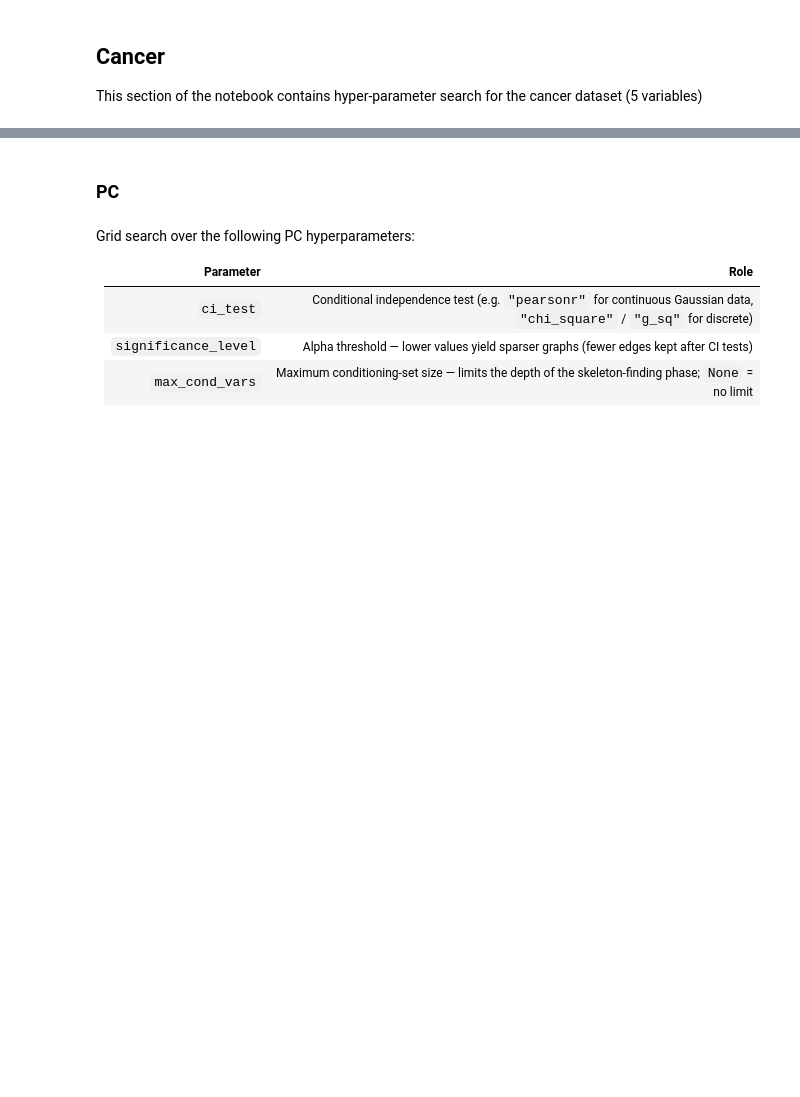
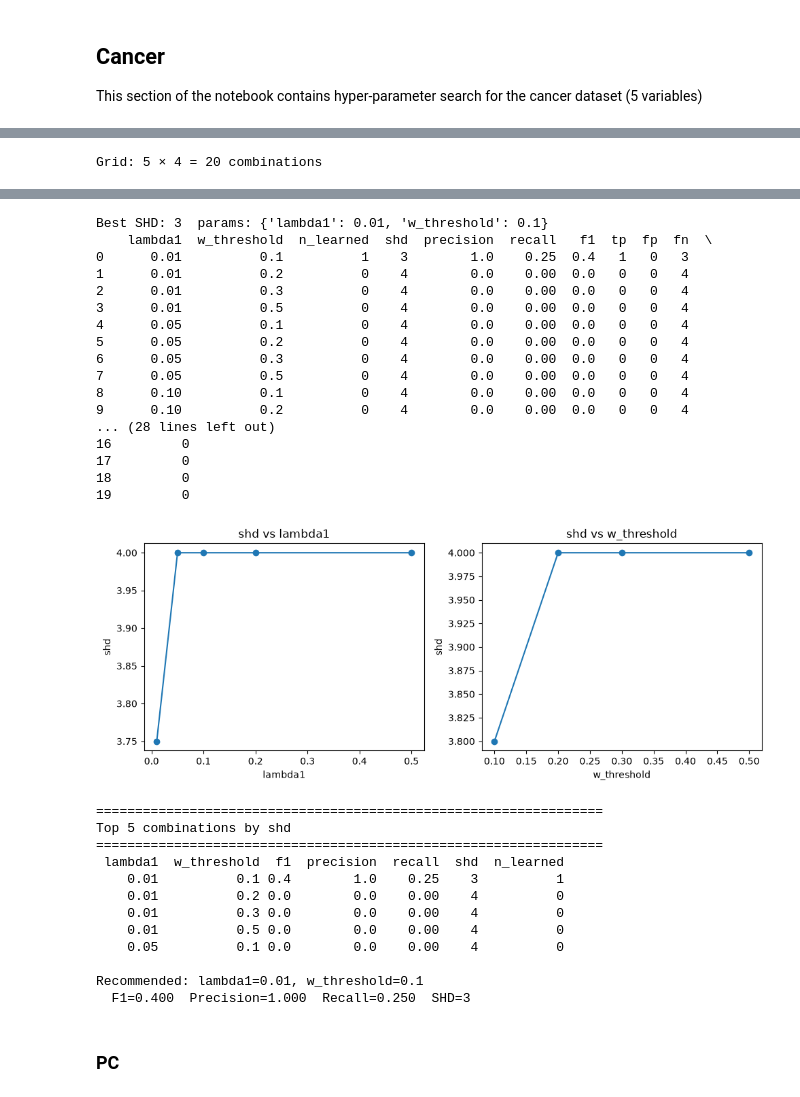
Before and after one commit to Tarekun/bayesian-continuous, a Jupyter notebook: gridsearch.ipynb, the cells around one changed output, grey strips where cells are left out. Drawn from its saved outputs; the diff is of its cells as text; code cells hidden in the pictures; blank space fills up the shorter version.

```diff
--- a/gridsearch.ipynb
+++ b/gridsearch.ipynb
@@ -275,7 +275,5 @@ Recommended: method=r2
 
 This section of the notebook contains hyper-parameter search for the cancer dataset (5 variables)
 # %%
-from data import load_cancer
-
-cancer_df, cancer_dag = load_cancer(1000)
+cancer_df, cancer_dag = load_cancer(1000, SEED)
 print(f"Cancer: {cancer_df.shape[0]} samples, {cancer_df.shape[1]} nodes, {len(cancer_dag.edges())} true edges")
@@ -281,0 +291,7 @@ print(f"Cancer: {cancer_df.shape[0]} samples, {cancer_df.shape[1]} nodes, {len(c
+# %%
+NOTEARS_CANCER_PARAM_GRID = {
+    "lambda1":     [0.01, 0.05, 0.1, 0.2, 0.5],
+    "w_threshold": [0.1, 0.2, 0.3, 0.5],
+}
+search_and_report(cancer_df, cancer_dag, NOTEARS_CANCER_PARAM_GRID, "notears")
+# %% [output]
@@ -281,0 +315 @@ print(f"Cancer: {cancer_df.shape[0]} samples, {cancer_df.shape[1]} nodes, {len(c
+Grid: 5 × 4 = 20 combinations
@@ -282,10 +333,32 @@ print(f"Cancer: {cancer_df.shape[0]} samples, {cancer_df.shape[1]} nodes, {len(c
+Best SHD: 3  params: {'lambda1': 0.01, 'w_threshold': 0.1}
+    lambda1  w_threshold  n_learned  shd  precision  recall   f1  tp  fp  fn  \
+0      0.01          0.1          1    3        1.0    0.25  0.4   1   0   3
+1      0.01          0.2          0    4        0.0    0.00  0.0   0   0   4
+2      0.01          0.3          0    4        0.0    0.00  0.0   0   0   4
+3      0.01          0.5          0    4        0.0    0.00  0.0   0   0   4
+4      0.05          0.1          0    4        0.0    0.00  0.0   0   0   4
+5      0.05          0.2          0    4        0.0    0.00  0.0   0   0   4
+6      0.05          0.3          0    4        0.0    0.00  0.0   0   0   4
+7      0.05          0.5          0    4        0.0    0.00  0.0   0   0   4
+8      0.10          0.1          0    4        0.0    0.00  0.0   0   0   4
+9      0.10          0.2          0    4        0.0    0.00  0.0   0   0   4
+... (28 lines left out)
+16         0
+17         0
+18         0
+19         0
+[figure, added]
+=================================================================
+Top 5 combinations by shd
+=================================================================
+ lambda1  w_threshold  f1  precision  recall  shd  n_learned
+    0.01          0.1 0.4        1.0    0.25    3          1
+    0.01          0.2 0.0        0.0    0.00    4          0
+    0.01          0.3 0.0        0.0    0.00    4          0
+    0.01          0.5 0.0        0.0    0.00    4          0
+    0.05          0.1 0.0        0.0    0.00    4          0
+
+Recommended: lambda1=0.01, w_threshold=0.1
+  F1=0.400  Precision=1.000  Recall=0.250  SHD=3
 # %% [markdown]
 ### PC
-# %% [markdown]
-Grid search over the following PC hyperparameters:
-
-| Parameter | Role |
-|-----------|------|
-| `ci_test` | Conditional independence test (e.g. `"pearsonr"` for continuous Gaussian data, `"chi_square"` / `"g_sq"` for discrete) |
-| `significance_level` | Alpha threshold — lower values yield sparser graphs (fewer edges kept after CI tests) |
-| `max_cond_vars` | Maximum conditioning-set size — limits the depth of the skeleton-finding phase; `None` = no limit |
```
Also changed, not shown: parts of 29 cells of this notebook, 1 other file.
